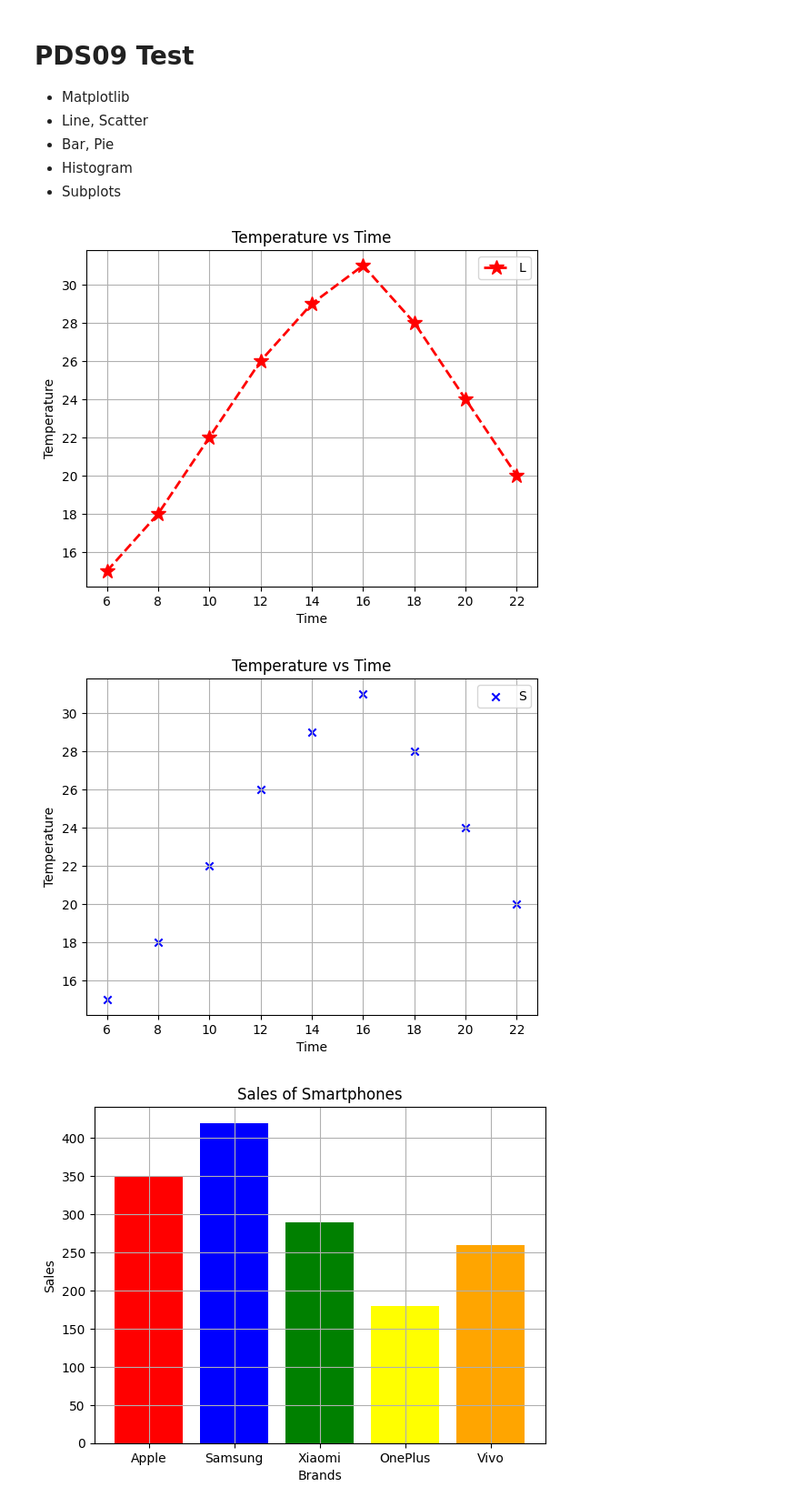
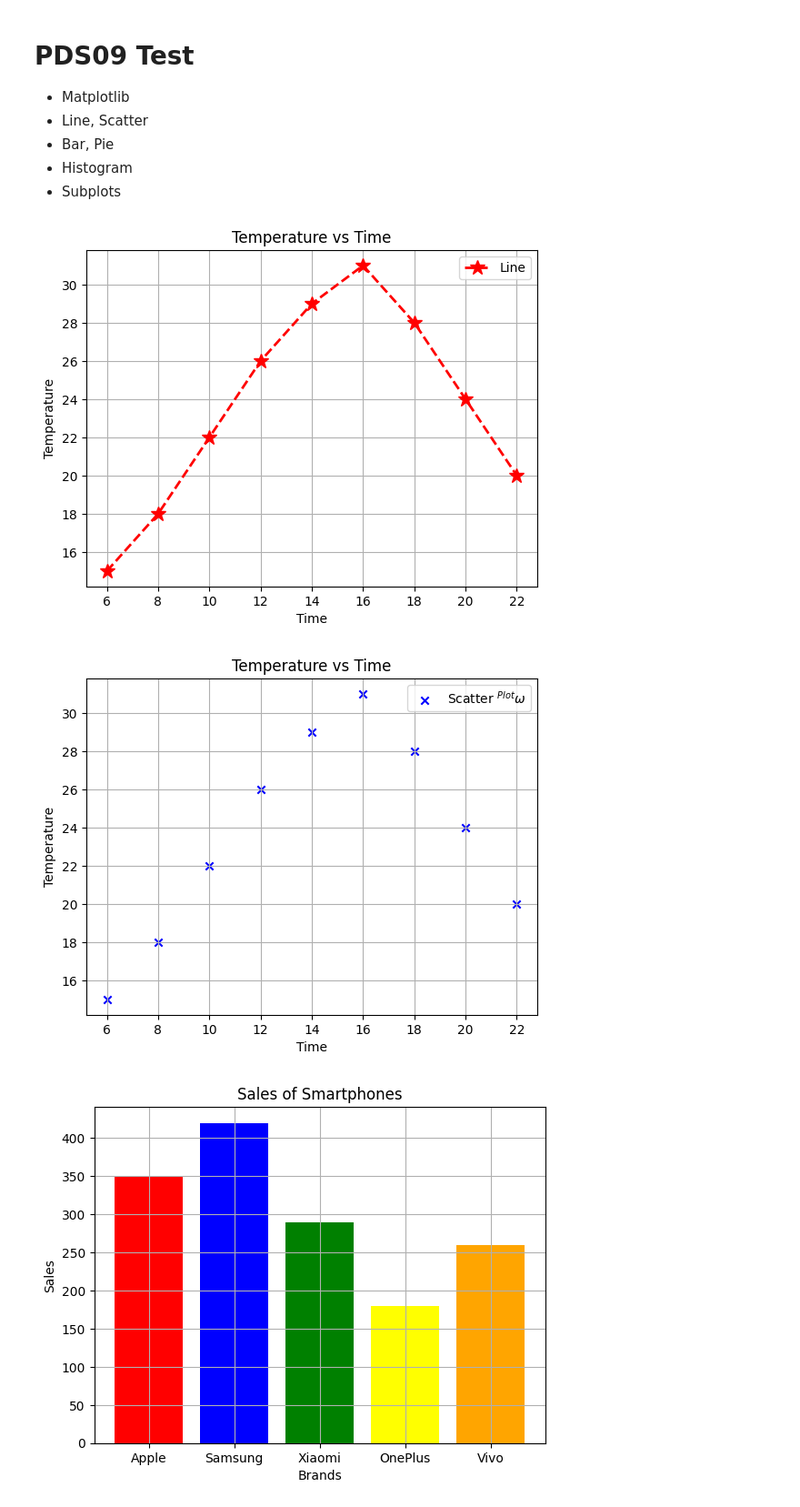
Before and after one commit to avro1199/Python-Programming, a Jupyter notebook: PDS_09/Quiz and Tests/Test_02.ipynb, the cells around one changed output. Shown: that part at 91% size. Drawn from its saved outputs; the diff is of its cells as text; code cells hidden in the pictures.

```diff
--- a/PDS_09/Test_02.ipynb
+++ b/PDS_09/Quiz and Tests/Test_02.ipynb
@@ -8,33 +8,33 @@
 # %%
 #Assignment 01
 #Line & Scatter Plots
 
 import matplotlib.pyplot as plt
 import numpy as np
 
 #Line Plot
 time = [6, 8, 10, 12, 14, 16, 18, 20, 22]
 temp = [15, 18, 22, 26, 29, 31, 28, 24, 20]
 
 plt.plot(time, temp, color='red', marker='*', linestyle='dashed', linewidth=2, markersize=12)
 plt.title('Temperature vs Time')
 plt.xlabel('Time')
 plt.ylabel('Temperature')
-plt.legend('L')
+plt.legend(['Line'])
 plt.grid(True)
 plt.show()
 
 #Scatter Plot
 plt.scatter(time, temp, color='blue', marker='x')
 plt.title('Temperature vs Time')
 plt.xlabel('Time')
 plt.ylabel('Temperature')
-plt.legend('S')
+plt.legend(['Scatter $^{Plot} \omega$'])
 plt.grid(True)
 plt.show()
 # %% [output]
-[figure, old version]
+[figure, new version]
-[figure, old version]
+[figure, new version]
 # %%
 #Assignment 02
 #Bar Chart and Pie Chart
```
Also changed, not shown: 25 other files.
